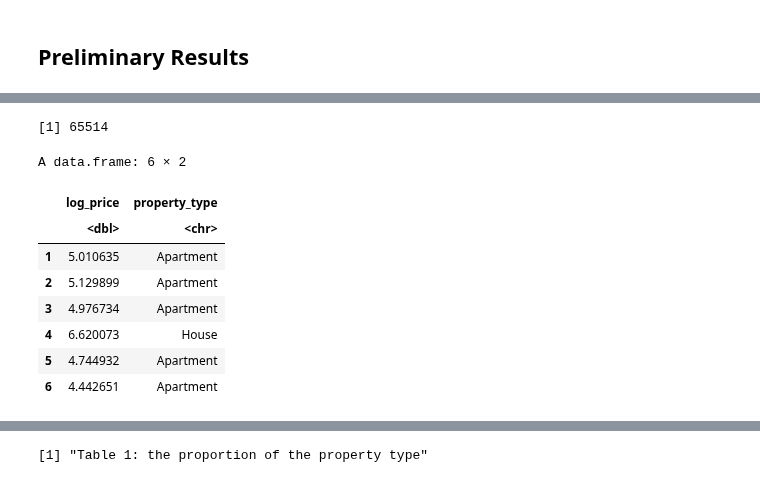
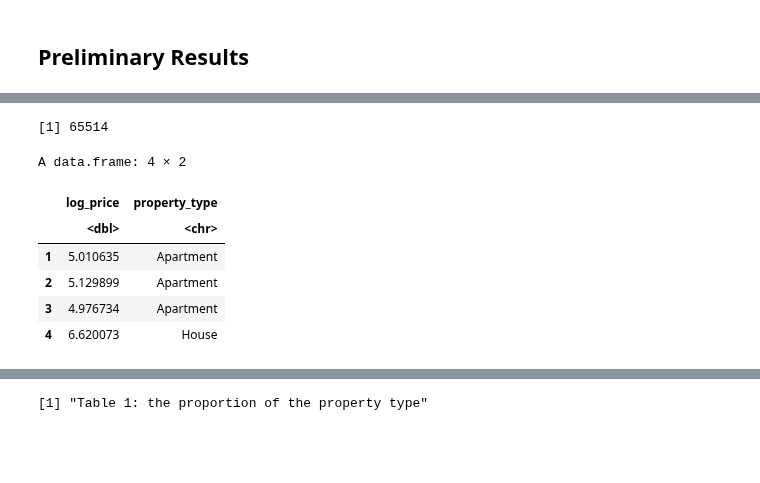
Before and after one commit to takumihoriba/stat201-project, a Jupyter notebook: proposal-2.ipynb, the cells around one changed output, grey strips where cells are left out. Cells and saved outputs as stored; diff of their text form; code cells hidden in the pictures; blank space fills up the shorter version.

```diff
--- a/proposal-2.ipynb
+++ b/proposal-2.ipynb
@@ -42,22 +59,20 @@ A data.frame: 6 × 29
 # %%
 #Clean and wrangle the dataset into a tidy format
 set.seed(320)
 #choose needed column
 Airbnb_tidy <- Airbnb |> select(log_price, property_type) |> filter(property_type %in% c("House", "Apartment"))
 
 nrow(Airbnb_tidy)
-head(Airbnb_tidy)
+head(Airbnb_tidy,4)
 # %% [output]
 [1] 65514
-A data.frame: 6 × 2
+A data.frame: 4 × 2
 |  | log_price | property_type |
 |  | <dbl> | <chr> |
 | 1 | 5.010635 | Apartment |
 | 2 | 5.129899 | Apartment |
 | 3 | 4.976734 | Apartment |
 | 4 | 6.620073 | House |
-| 5 | 4.744932 | Apartment |
-| 6 | 4.442651 | Apartment |
 # %%
 #Plot the relevant raw data
 set.seed(320)
```
Also changed, not shown: parts of 7 cells of this notebook.
